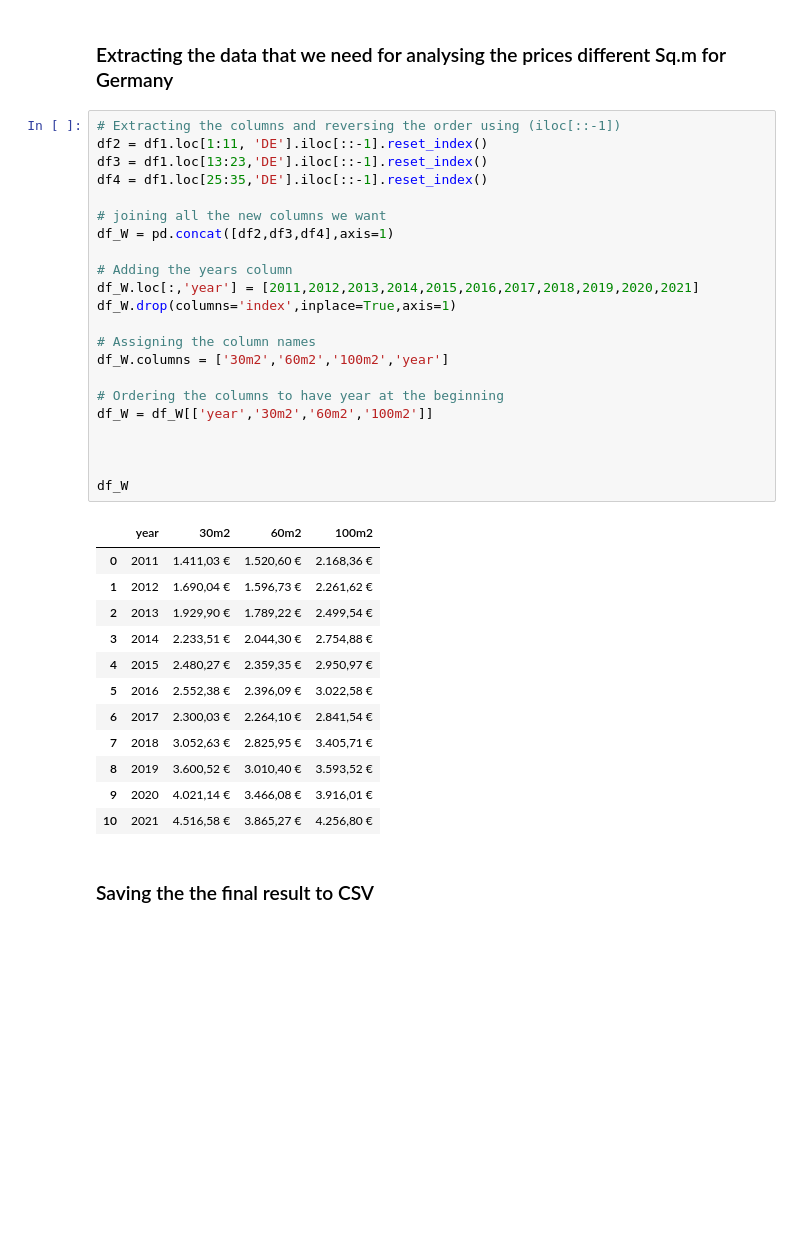
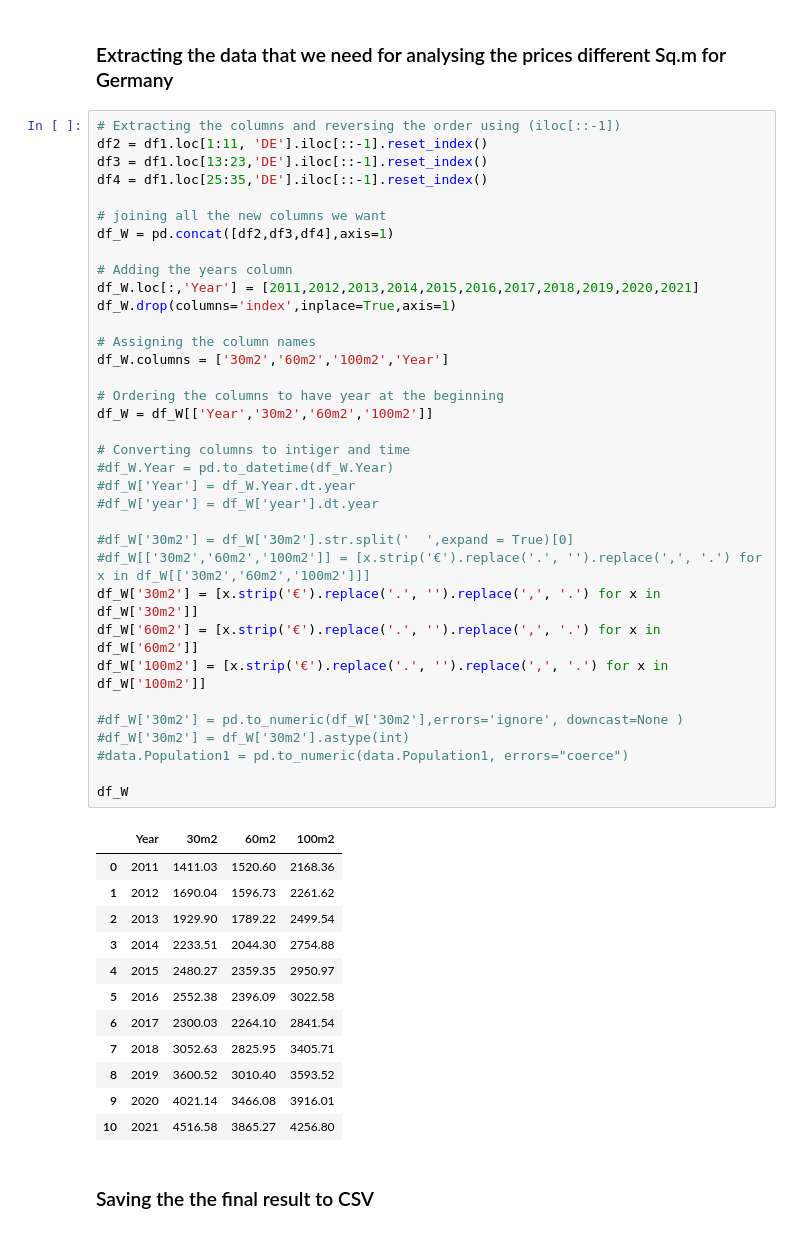
Before and after one commit to saicharangrandhi/Inspiration_task, a Jupyter notebook: task_1.ipynb, the cells around one changed output. Saved outputs shown, nothing was run; the diff lists cells and outputs as text; blank space fills up the shorter version.

```diff
--- a/task_1.ipynb
+++ b/task_1.ipynb
@@ -36,38 +54,51 @@ df1
 # %%
 # Extracting the columns and reversing the order using (iloc[::-1])
 df2 = df1.loc[1:11, 'DE'].iloc[::-1].reset_index()
 df3 = df1.loc[13:23,'DE'].iloc[::-1].reset_index()
 df4 = df1.loc[25:35,'DE'].iloc[::-1].reset_index()
 
 # joining all the new columns we want
 df_W = pd.concat([df2,df3,df4],axis=1)
 
 # Adding the years column
-df_W.loc[:,'year'] = [2011,2012,2013,2014,2015,2016,2017,2018,2019,2020,2021]
+df_W.loc[:,'Year'] = [2011,2012,2013,2014,2015,2016,2017,2018,2019,2020,2021]
 df_W.drop(columns='index',inplace=True,axis=1)
 
 # Assigning the column names
-df_W.columns = ['30m2','60m2','100m2','year']
+df_W.columns = ['30m2','60m2','100m2','Year']
 
 # Ordering the columns to have year at the beginning
-df_W = df_W[['year','30m2','60m2','100m2']]
+df_W = df_W[['Year','30m2','60m2','100m2']]
 
+# Converting columns to intiger and time
+#df_W.Year = pd.to_datetime(df_W.Year)
+#df_W['Year'] = df_W.Year.dt.year
+#df_W['year'] = df_W['year'].dt.year
 
+#df_W['30m2'] = df_W['30m2'].str.split('  ',expand = True)[0]
+#df_W[['30m2','60m2','100m2']] = [x.strip('€').replace('.', '').replace(',', '.') for x in df_W[['30m2','60m2','100m2']]]
+df_W['30m2'] = [x.strip('€').replace('.', '').replace(',', '.') for x in df_W['30m2']]
+df_W['60m2'] = [x.strip('€').replace('.', '').replace(',', '.') for x in df_W['60m2']]
+df_W['100m2'] = [x.strip('€').replace('.', '').replace(',', '.') for x in df_W['100m2']]
+
+#df_W['30m2'] = pd.to_numeric(df_W['30m2'],errors='ignore', downcast=None )
+#df_W['30m2'] = df_W['30m2'].astype(int)
+#data.Population1 = pd.to_numeric(data.Population1, errors="coerce")
 
 df_W
 # %% [output]
-|  | year | 30m2 | 60m2 | 100m2 |
-| 0 | 2011 | 1.411,03 € | 1.520,60 € | 2.168,36 € |
-| 1 | 2012 | 1.690,04 € | 1.596,73 € | 2.261,62 € |
-| 2 | 2013 | 1.929,90 € | 1.789,22 € | 2.499,54 € |
-| 3 | 2014 | 2.233,51 € | 2.044,30 € | 2.754,88 € |
-| 4 | 2015 | 2.480,27 € | 2.359,35 € | 2.950,97 € |
-| 5 | 2016 | 2.552,38 € | 2.396,09 € | 3.022,58 € |
-| 6 | 2017 | 2.300,03 € | 2.264,10 € | 2.841,54 € |
-| 7 | 2018 | 3.052,63 € | 2.825,95 € | 3.405,71 € |
-| 8 | 2019 | 3.600,52 € | 3.010,40 € | 3.593,52 € |
-| 9 | 2020 | 4.021,14 € | 3.466,08 € | 3.916,01 € |
-| 10 | 2021 | 4.516,58 € | 3.865,27 € | 4.256,80 € |
+|  | Year | 30m2 | 60m2 | 100m2 |
+| 0 | 2011 | 1411.03 | 1520.60 | 2168.36 |
+| 1 | 2012 | 1690.04 | 1596.73 | 2261.62 |
+| 2 | 2013 | 1929.90 | 1789.22 | 2499.54 |
+| 3 | 2014 | 2233.51 | 2044.30 | 2754.88 |
+| 4 | 2015 | 2480.27 | 2359.35 | 2950.97 |
+| 5 | 2016 | 2552.38 | 2396.09 | 3022.58 |
+| 6 | 2017 | 2300.03 | 2264.10 | 2841.54 |
+| 7 | 2018 | 3052.63 | 2825.95 | 3405.71 |
+| 8 | 2019 | 3600.52 | 3010.40 | 3593.52 |
+| 9 | 2020 | 4021.14 | 3466.08 | 3916.01 |
+| 10 | 2021 | 4516.58 | 3865.27 | 4256.80 |
 # %% [markdown]
 ### Saving the the final result to CSV
 # %%
```
Also changed, not shown: parts of 10 cells of this notebook.
